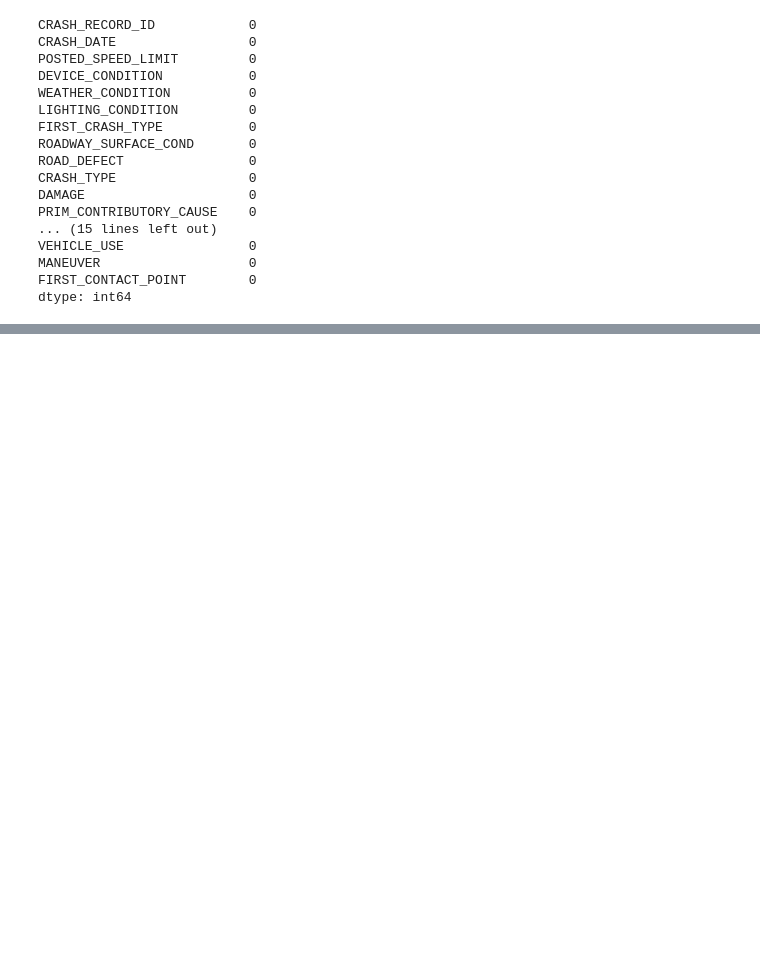
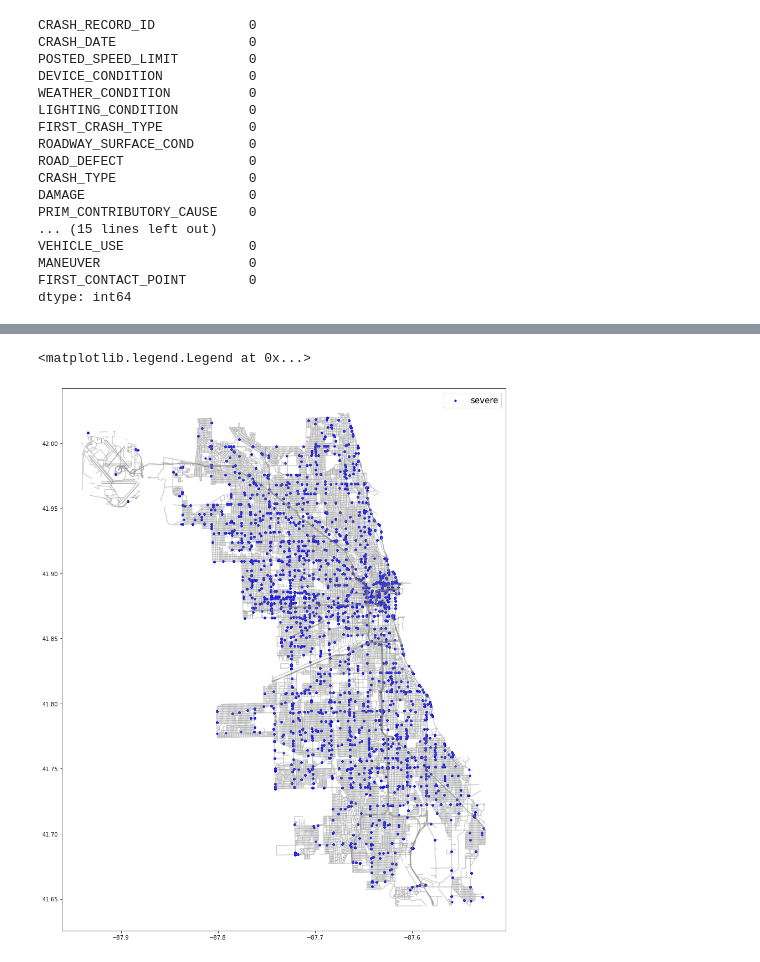
Before and after one commit to raylinsoriano/Project_3_Classification, a Jupyter notebook: lorela_nb.ipynb, the cells around one changed output, grey strips where cells are left out. Drawn from its saved outputs; the diff is of its cells as text; code cells hidden in the pictures; blank space fills up the shorter version.

```diff
--- a/lorela_nb.ipynb
+++ b/lorela_nb.ipynb
@@ -260,0 +356,4 @@ Index(['CRASH_RECORD_ID', 'CRASH_DATE', 'POSTED_SPEED_LIMIT',
+# %%
+geo_df = gpd.GeoDataFrame(df, crs=crs,  geometry=geo )
+geo_df = geo_df[geo_df['LONGITUDE'] != 0.0]
+geo_df
@@ -260,0 +374,20 @@ Index(['CRASH_RECORD_ID', 'CRASH_DATE', 'POSTED_SPEED_LIMIT',
+# %%
+fig, ax = plt.subplots(figsize = (18,18))
+street_map.plot(ax = ax, alpha = 0.4, color = 'grey')
+geo_df[geo_df['MOST_SEVERE_INJURY'] == 'severe'].plot(ax = ax,
+                                                        markersize = 10,
+                                                        color = 'blue',
+                                                        marker = 'o',
+                                                        label = 'severe')
+
+
+# geo_df[geo_df['MOST_SEVERE_INJURY'] == 'medium risk'].plot(ax = ax,
+#                                                         markersize = 10,
+#                                                         color = 'red',
+#                                                         marker = 'o',
+#                                                         label = 'medium')
+
+plt.legend(prop = {'size':15})
+# %% [output]
+<matplotlib.legend.Legend at 0x...>
+[figure, added]
```
Also changed, not shown: parts of 18 cells of this notebook.
